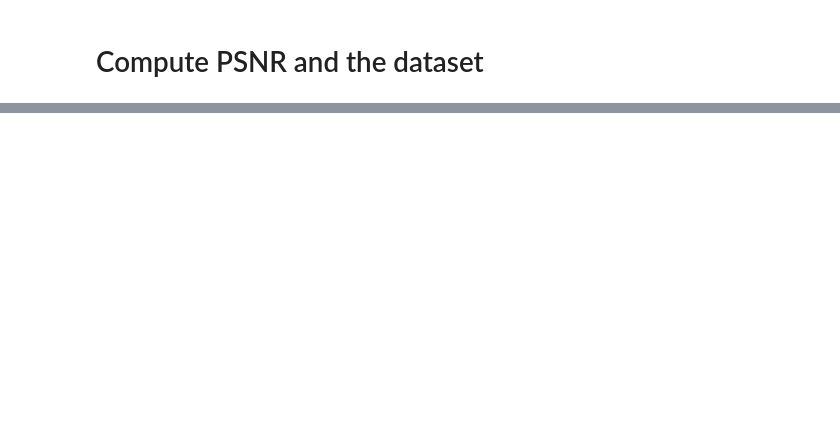
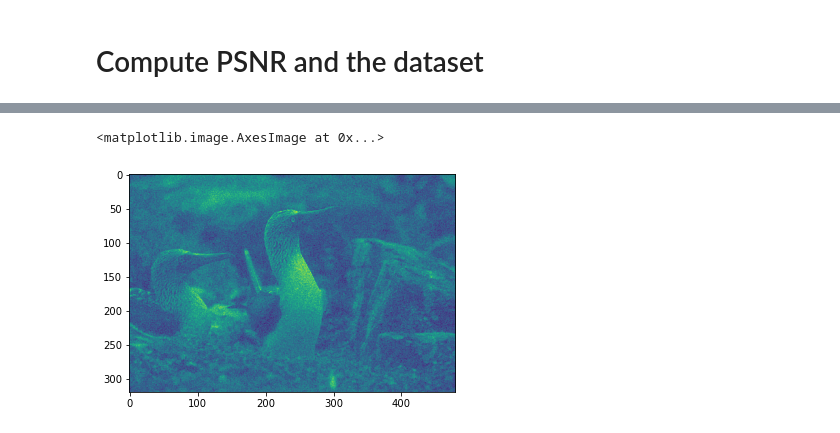
Before and after one commit to mangalp/BM3D_gaussian, a Jupyter notebook: DivNoising_check/examples/BSD68/BSD68-Prediction.ipynb, the cells around one changed output, grey strips where cells are left out. Saved outputs shown, nothing was run; the diff lists cells and outputs as text; code cells hidden in the pictures; blank space fills up the shorter version.

```diff
--- a/DivNoising_check/examples/BSD68/BSD68-Prediction.ipynb
+++ b/DivNoising_check/examples/BSD68/BSD68-Prediction.ipynb
@@ -156,0 +162,5 @@ KeyboardInterrupt:
+# %%
+plt.imshow(observation[0])
+# %% [output]
+<matplotlib.image.AxesImage at 0x...>
+[figure, added]
```
Also changed, not shown: parts of 4 cells of this notebook, 2 other files.
